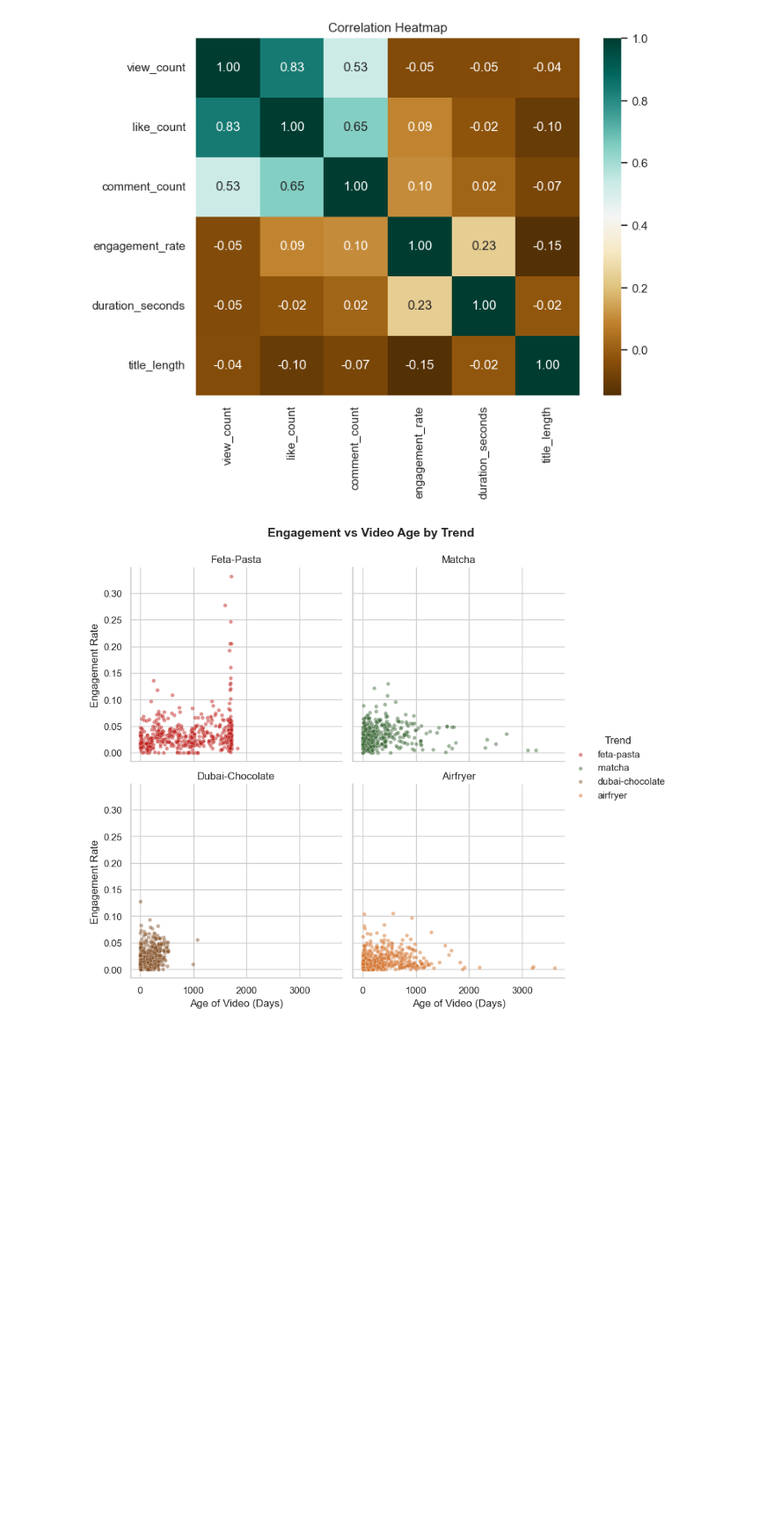
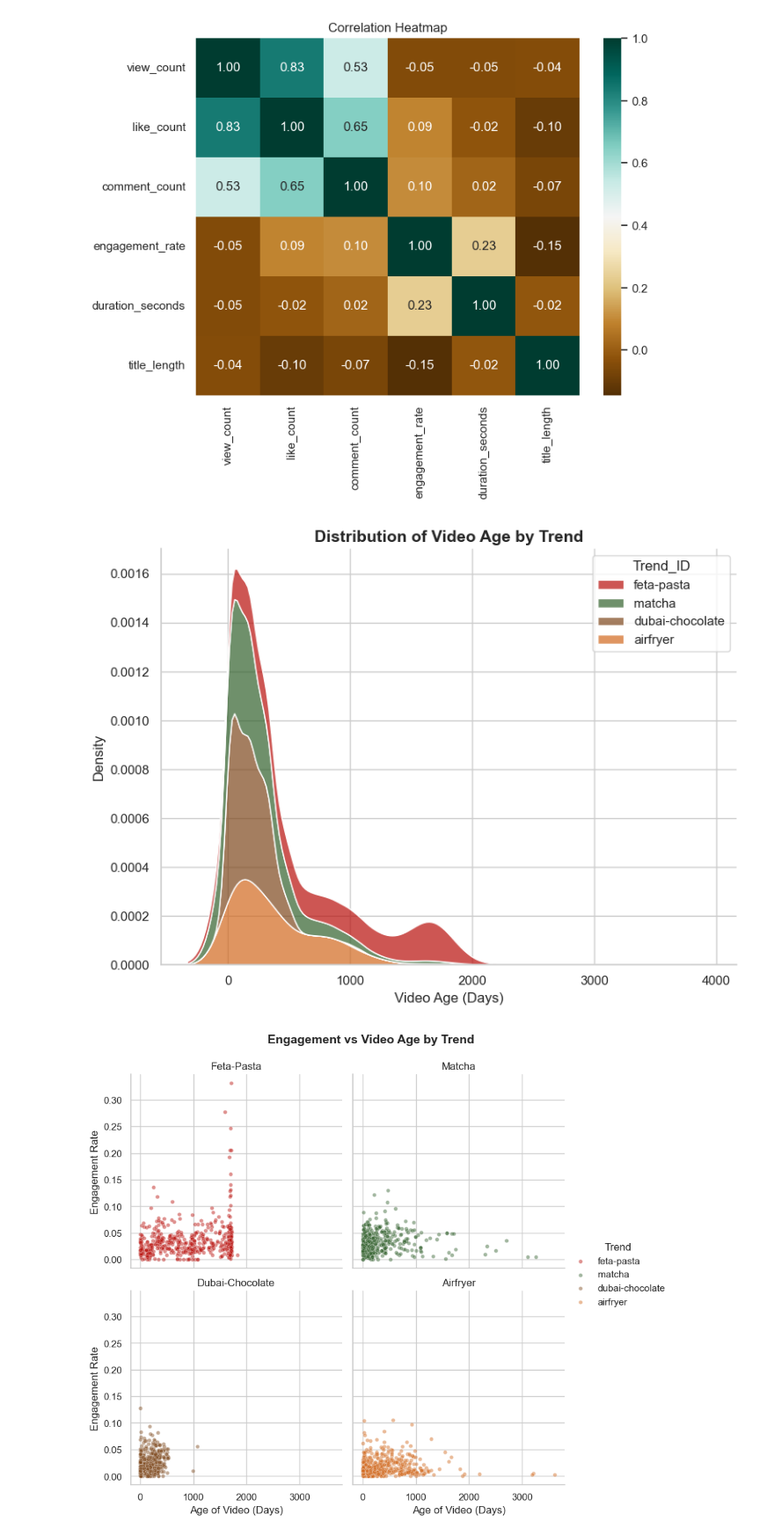
Before and after one commit to kzumreen/FoodTrendsPrediction, a Jupyter notebook: youtubedata.ipynb, the cells around one changed output. Shown at 88% size. Drawn from its saved outputs; the diff is of its cells as text; code cells hidden in the pictures; blank space fills up the shorter version.

```diff
--- a/youtubedata.ipynb
+++ b/youtubedata.ipynb
@@ -343,6 +353,44 @@ plt.title('Correlation Heatmap')
 plt.show()
 # %% [output]
 [figure]
+# %%
+# Custom palette
+palette = {
+    'matcha': '#32612D',
+    'dubai-chocolate': '#7E481C',
+    'feta-pasta': '#B90E0A',
+    'airfryer': '#D2691E'
+}
+
+# Sort by median age for better ordering
+order = df.groupby('Trend_ID')['age_days'].median().sort_values().index
+
+# Create the ridge plot (Joy plot)
+plt.figure(figsize=(8, 6))
+
+sns.kdeplot(
+    data=df,
+    x='age_days',
+    hue='Trend_ID',
+    multiple='stack',         # Stacked density for unique look
+    fill=True,
+    palette=palette,
+    alpha=0.7
+)
+
+# Style and labels
+plt.title('Distribution of Video Age by Trend', fontsize=14, weight='bold')
+plt.xlabel('Video Age (Days)')
+plt.ylabel('Density')
+sns.despine()
+plt.tight_layout()
+
+# Save and show
+plt.savefig(r"C:\Users\zumre\Data Science Capstone\video_age.png",
+            dpi=300, bbox_inches='tight')
+plt.show()
+# %% [output]
+[figure, added]
 # %%
 #Trend Longevity (Video Age vs Engagement)
 
```
Also changed, not shown: parts of 13 cells of this notebook, 25 other files.
